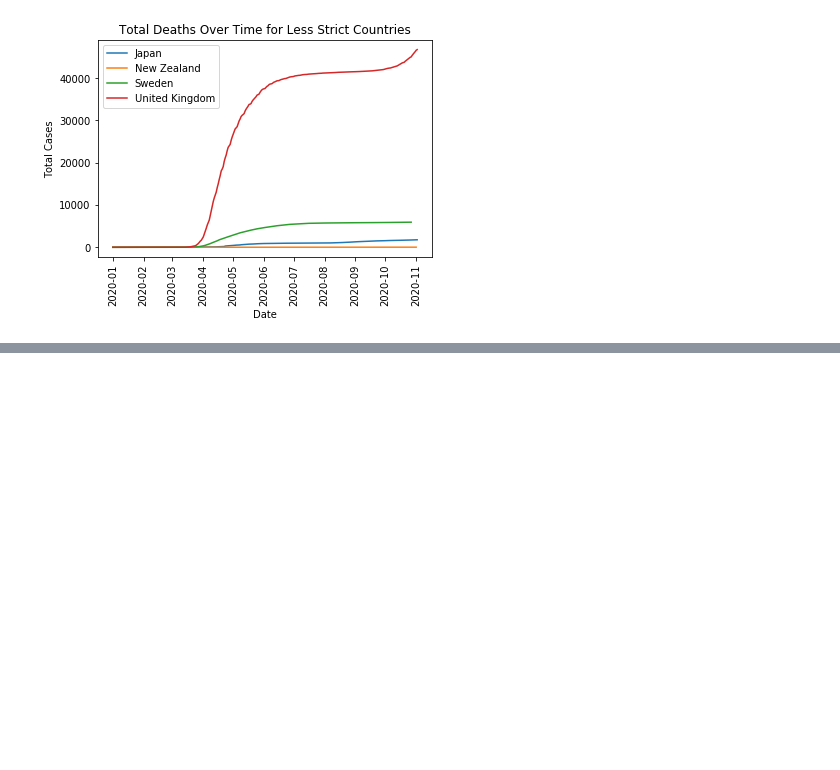
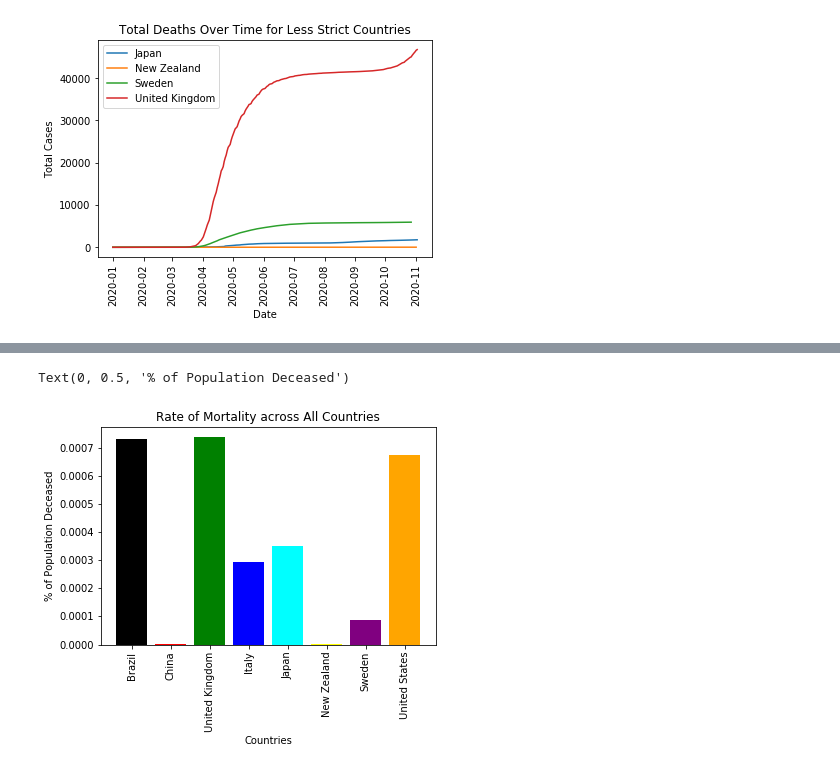
Before and after one commit to rejane-b/Project_1, a Jupyter notebook: Daily_Cases_Total_Cases.ipynb, the cells around one changed output, grey strips where cells are left out. Drawn from its saved outputs; the diff is of its cells as text; code cells hidden in the pictures; blank space fills up the shorter version.

```diff
--- a/Daily_Cases_Total_Cases.ipynb
+++ b/Daily_Cases_Total_Cases.ipynb
@@ -229,0 +253,10 @@ ax1.boxplot(perc_summary);
+# %%
+plt.bar(perc_summ['CountryName'],perc_summ['Percent_Deceased'],\
+        color=['black', 'red', 'green', 'blue', 'cyan','yellow','purple','orange'])
+plt.xticks(rotation='vertical')
+plt.title('Rate of Mortality across All Countries')
+plt.xlabel('Countries')
+plt.ylabel('% of Population Deceased')
+# %% [output]
+Text(0, 0.5, '% of Population Deceased')
+[figure, added]
```
Also changed, not shown: parts of 9 cells of this notebook.
